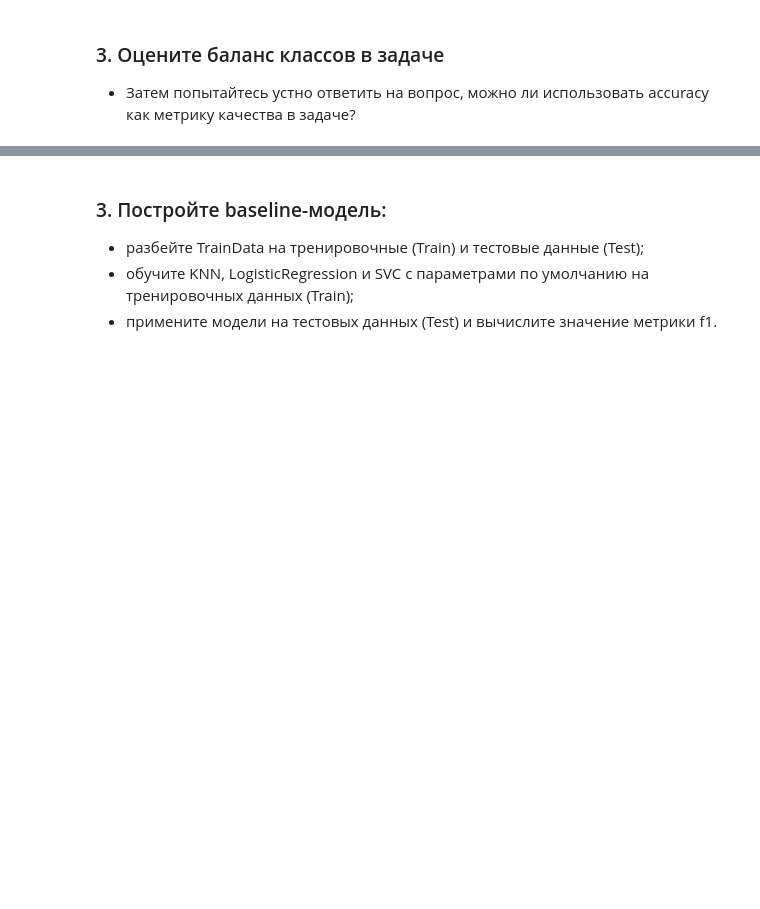
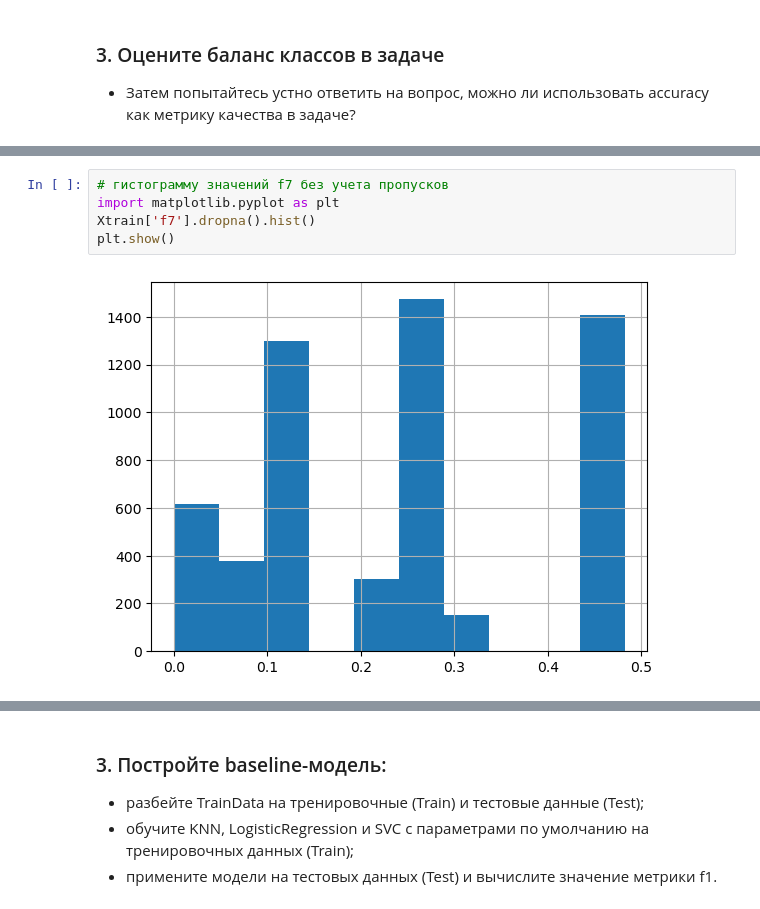
Before and after one commit to RashidUmarov/SVM_Module_9, a Jupyter notebook: Практическая работа. Линейная классификация. Метод опорных векторов.ipynb, the cells around one changed output, grey strips where cells are left out. Cells and saved outputs as stored; diff of their text form; blank space fills up the shorter version.

```diff
--- a/Практическая работа. Линейная классификация. Метод опорных векторов.ipynb
+++ b/Практическая работа. Линейная классификация. Метод опорных векторов.ipynb
@@ -53,0 +153,7 @@ Xtest = pd.read_csv("TestData.csv")
+# %%
+# гистограмму значений f7 без учета пропусков
+import matplotlib.pyplot as plt
+Xtrain['f7'].dropna().hist()
+plt.show()
+# %% [output]
+[figure, added]
```
Also changed, not shown: parts of 10 cells of this notebook, 2 other files.
